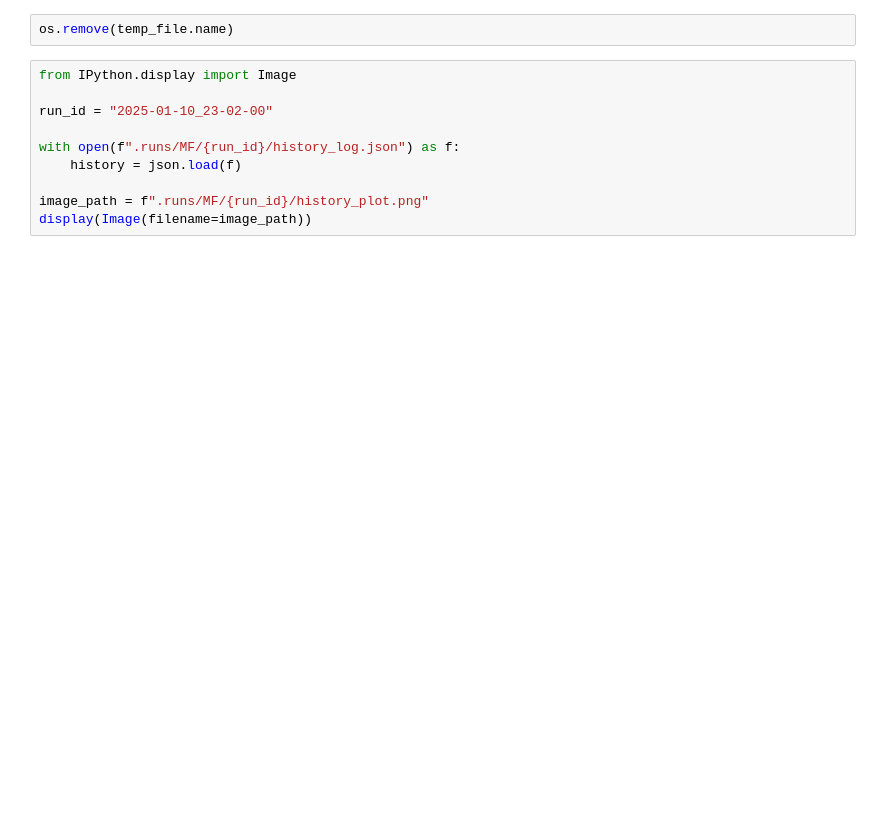
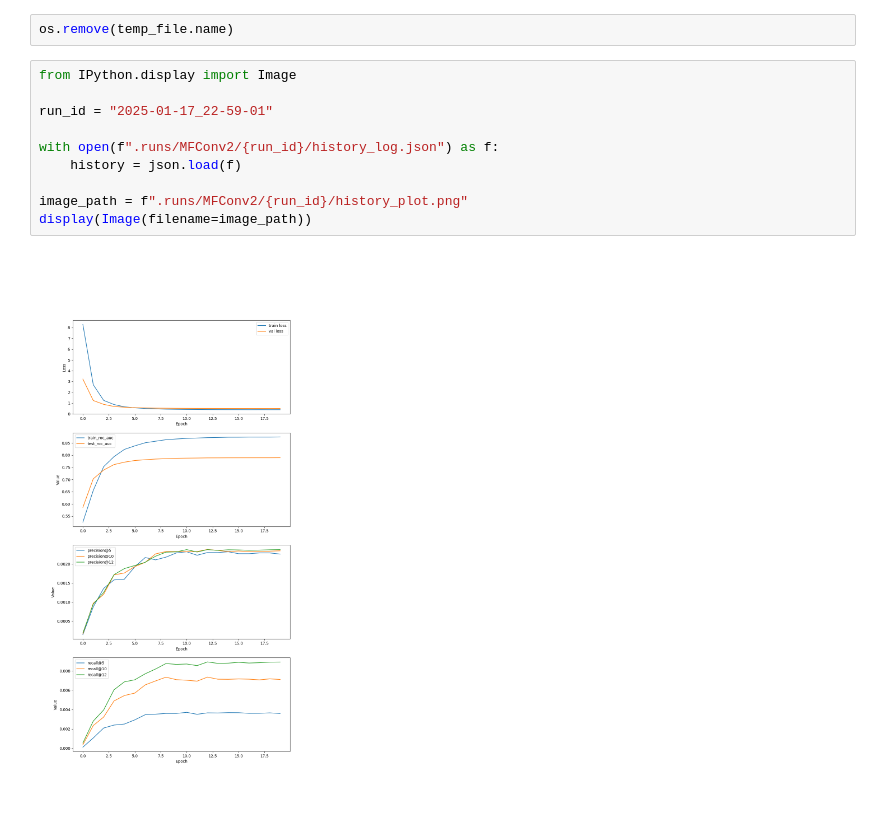
Before and after one commit to milymilek/retail-recommender-system, a Jupyter notebook: notebooks/5_model_training_pretrained.ipynb, the cells around one changed output. Cells and saved outputs as stored; diff of their text form; blank space fills up the shorter version.

```diff
--- a/notebooks/5_model_training_pretrained.ipynb
+++ b/notebooks/5_model_training_pretrained.ipynb
@@ -72,12 +80,14 @@ os.remove(temp_file.name)
 # %%
 from IPython.display import Image
 
-run_id = "2025-01-10_23-02-00"
+run_id = "2025-01-17_22-59-01"
 
-with open(f".runs/MF/{run_id}/history_log.json") as f:
+with open(f".runs/MFConv2/{run_id}/history_log.json") as f:
     history = json.load(f)
 
-image_path = f".runs/MF/{run_id}/history_plot.png"
+image_path = f".runs/MFConv2/{run_id}/history_plot.png"
 display(Image(filename=image_path))
+# %% [output]
+[figure, added]
 # %%
 print(json.dumps(history, indent=2))
```
Also changed, not shown: parts of 14 cells of this notebook, 5 other files.
